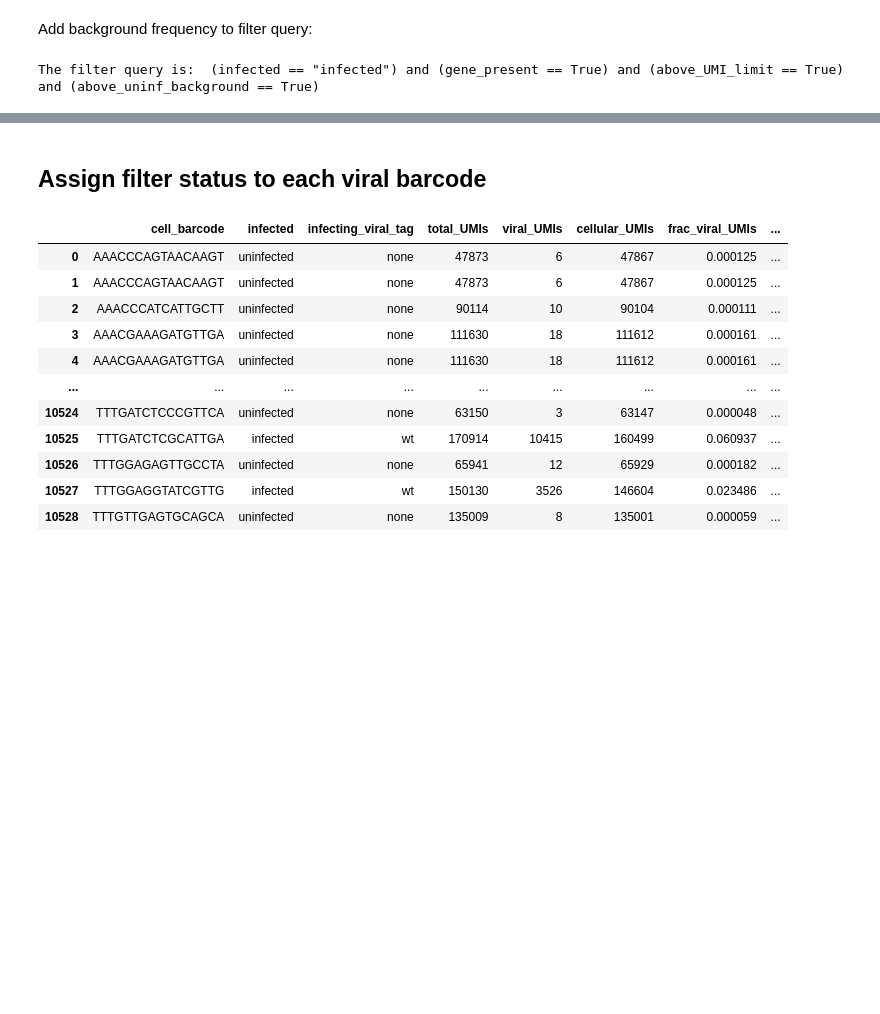
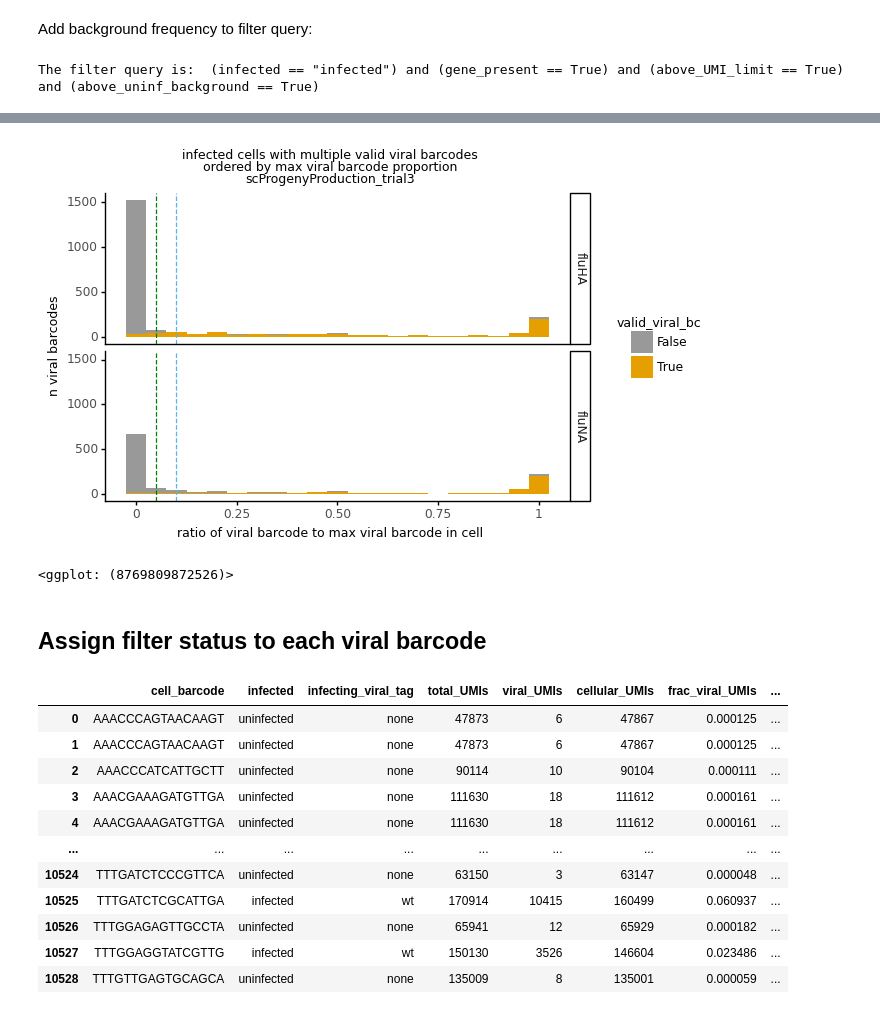
Before and after one commit to jbloomlab/barcoded_flu_pdmH1N1, a Jupyter notebook: valid_viral_barcodes_by_cell.py.ipynb, the cells around one changed output, grey strips where cells are left out. Cells and saved outputs as stored; diff of their text form; code cells hidden in the pictures; blank space fills up the shorter version.

```diff
--- a/valid_viral_barcodes_by_cell.py.ipynb
+++ b/valid_viral_barcodes_by_cell.py.ipynb
@@ -457,3 +547,26 @@ The filter query is:  (infected == "infected") and (gene_present == True) and (a
+# %%
+fig = (p9.ggplot(within_cell_proportion_df,
+                 p9.aes(x='proportion_viral_bcs_cell_gene',
+                        fill='valid_viral_bc')) +
+       p9.geom_histogram(position='stack', binwidth=0.05) +
+       p9.geom_vline(xintercept=0.1, linetype='dashed', color=CBPALETTE[2]) +
+       p9.geom_vline(xintercept=0.05, linetype='dashed', color='green') +
+       p9.facet_grid('gene~') +
+       p9.ggtitle('infected cells with multiple valid viral barcodes\n'
+                  'ordered by max viral barcode proportion\n'
+                  f'{expt}') +
+       p9.labs(x='ratio of viral barcode to max viral barcode in cell',
+               y='n viral barcodes') +
+       p9.theme(figure_size=(6, 4),
+                plot_title=p9.element_text(size=9),
+                axis_title=p9.element_text(size=9),
+                legend_title=p9.element_text(size=9),
+                legend_title_align='center') +
+       p9.scale_fill_manual(CBPALETTE[0:]))
+display(fig)
+# %% [output]
+[figure, added]
+<ggplot: (8769809872526)>
 # %% [markdown]
 ## Assign filter status to each viral barcode
 # %%
```
Also changed, not shown: parts of 13 cells of this notebook.
